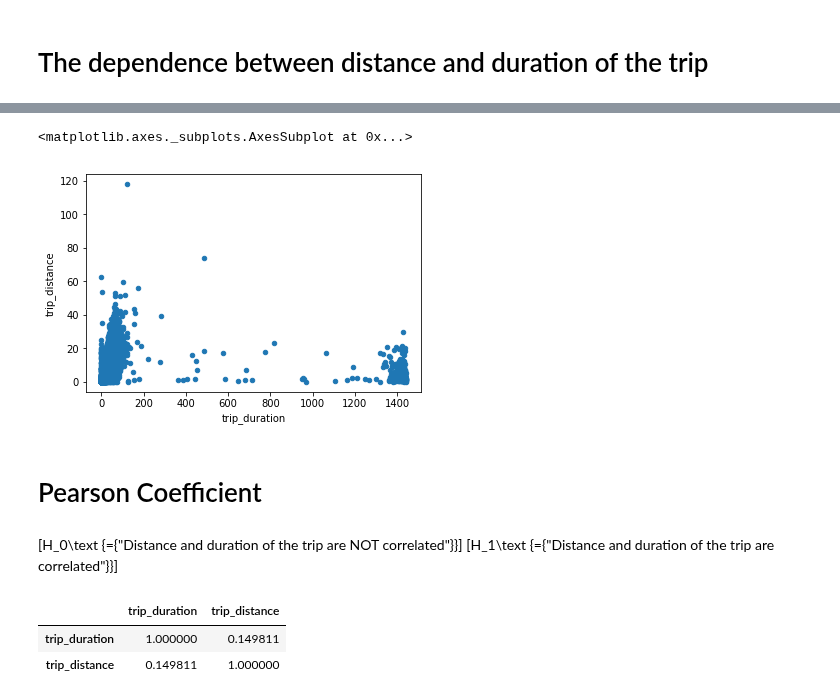
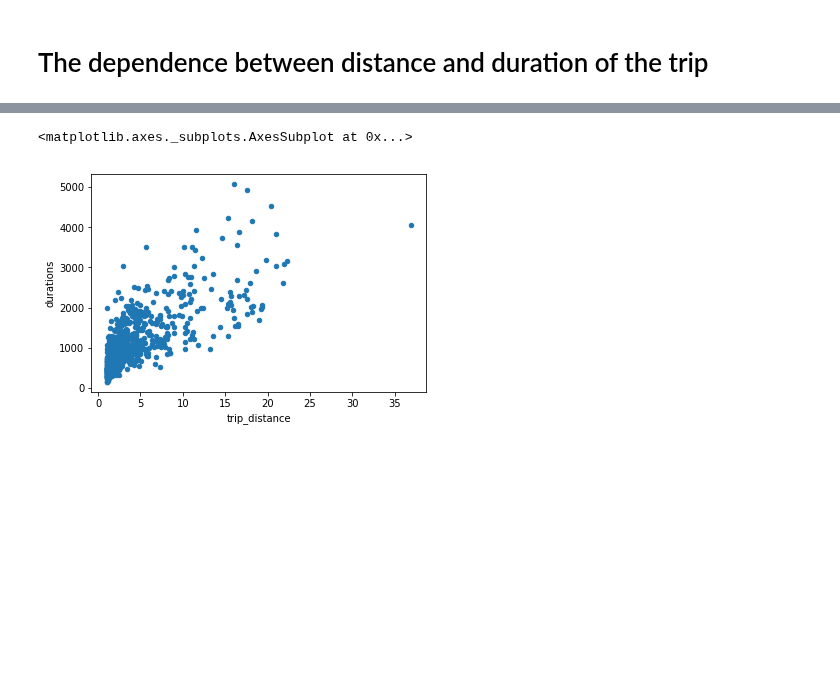
Before and after one commit to dusicastepic/ADMSecondHomework, a Jupyter notebook: RQ5.ipynb, the cells around one changed output, grey strips where cells are left out. Drawn from its saved outputs; the diff is of its cells as text; code cells hidden in the pictures; blank space fills up the shorter version.

```diff
--- a/RQ5.ipynb
+++ b/RQ5.ipynb
@@ -46,0 +51,3 @@ sample_for_plot.shape
+# %%
+# filtering durations
+df = df[(df['trip_duration'] > 120) & (df['trip_duration'] < 3600*2)]
@@ -46,0 +58,3 @@ sample_for_plot.shape
+# %%
+# filtering distance
+df= df[(df['trip_distance'] > 1 )&(df['trip_distance'] < 50)]
@@ -46,0 +80,2 @@ sample_for_plot.shape
+# %%
+df.rename(columns ={'trip_duration':'durations'}, inplace=True)
@@ -46,0 +98,2 @@ sample_for_plot.shape
+# %%
+temp = df.sample(1000)
@@ -47,20 +109,5 @@ sample_for_plot.shape
 # %%
-sample_for_plot.plot(x='trip_duration', y='trip_distance', kind='scatter')
+temp.plot(y='durations', x = 'trip_distance', kind = 'scatter')
 # %% [output]
 <matplotlib.axes._subplots.AxesSubplot at 0x...>
-[figure, old version]
+[figure, new version]
-# %% [markdown]
-# Pearson Coefficient
-# %%
-%%latex
-\[H_0\text {={"Distance and duration of the trip are NOT correlated"}}\]
-\[H_1\text {={"Distance and duration of the trip are correlated"}}\]
-# %% [output]
-\[H_0\text {={"Distance and duration of the trip are NOT correlated"}}\]
-\[H_1\text {={"Distance and duration of the trip are correlated"}}\]
-# %%
-res_df.corr(method='pearson') #pearson is default
-# %% [output]
-|  | trip_duration | trip_distance |
-| trip_duration | 1.000000 | 0.149811 |
-| trip_distance | 0.149811 | 1.000000 |
```
Also changed, not shown: parts of 24 cells of this notebook.
